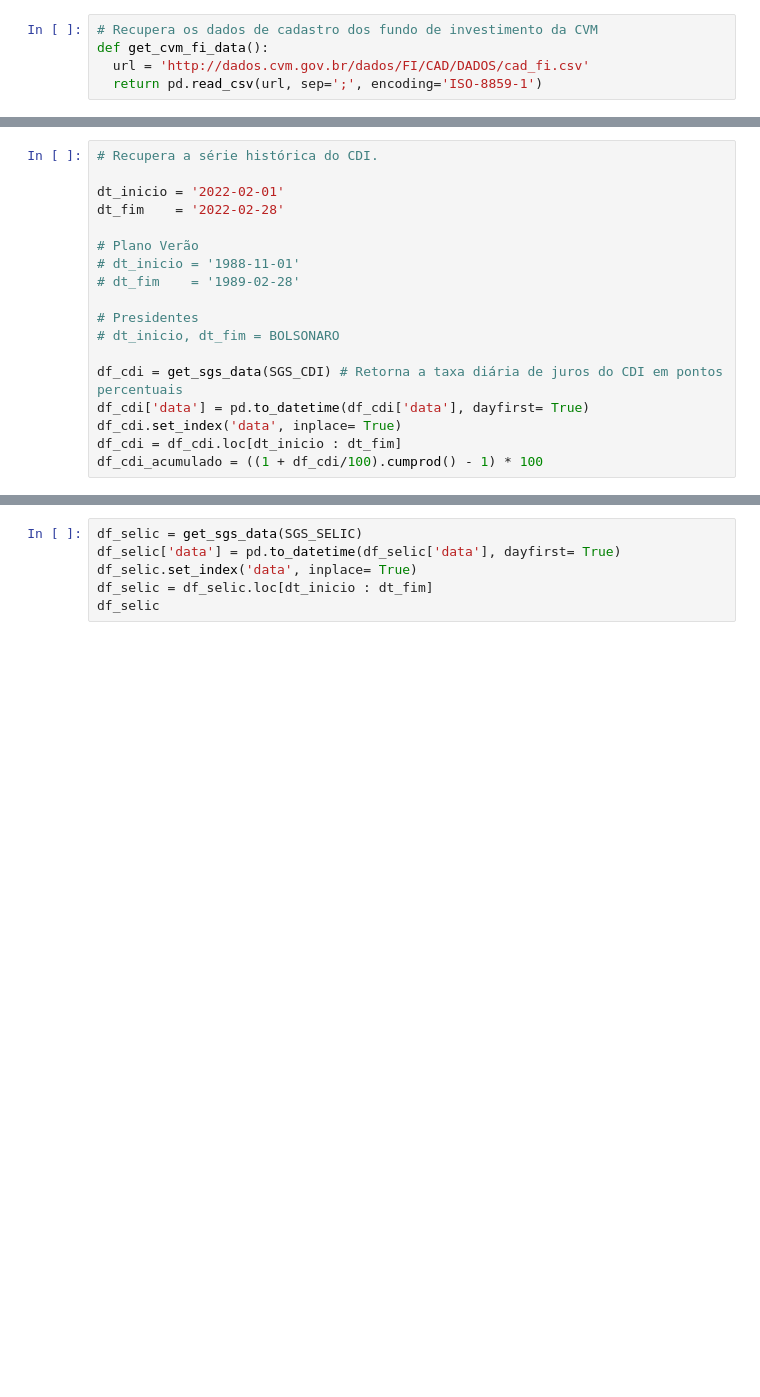
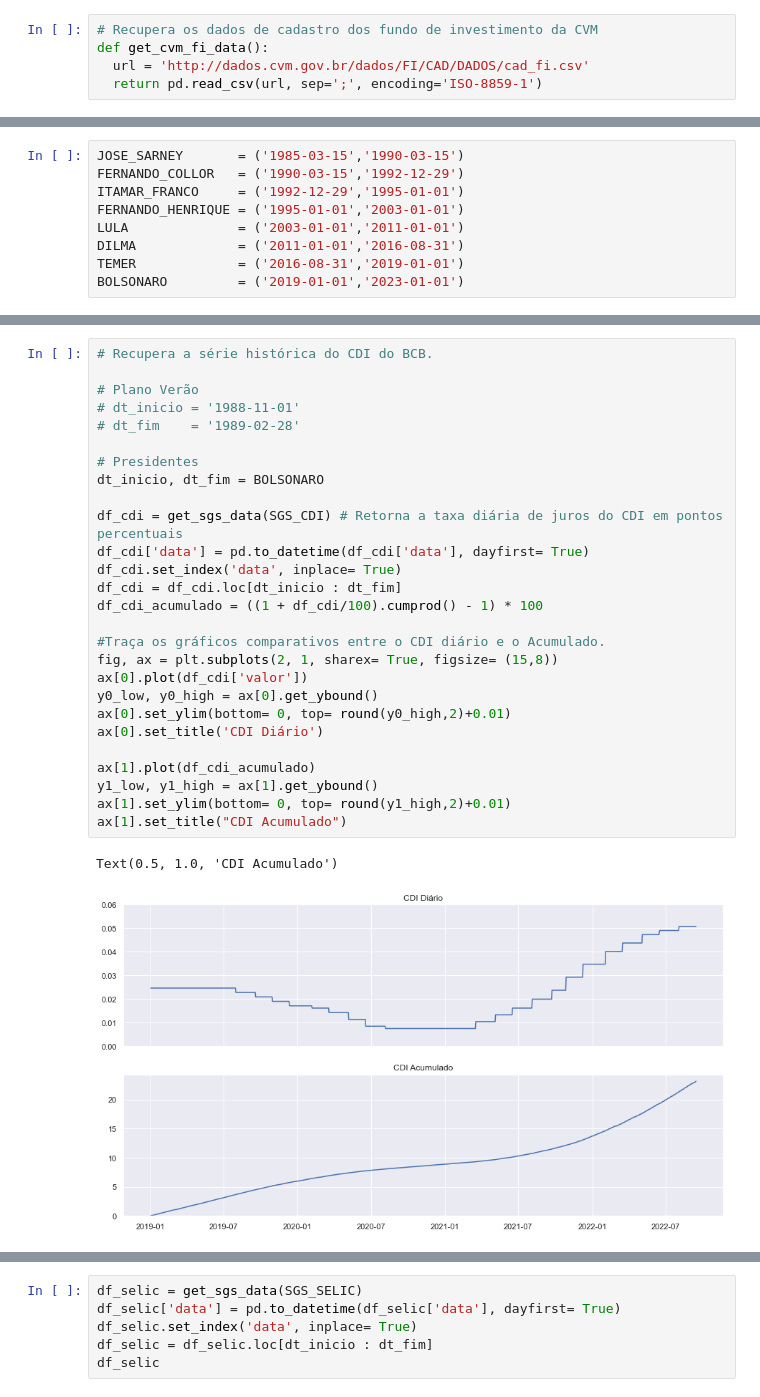
Before and after one commit to afukaya/Analise_Fundos_Investimentos, a Jupyter notebook: Analise_Fundos.ipynb, the cells around one changed output, grey strips where cells are left out. Drawn from its saved outputs; the diff is of its cells as text; blank space fills up the shorter version.

```diff
--- a/Analise_Fundos.ipynb
+++ b/Analise_Fundos.ipynb
@@ -134,0 +127,9 @@ def consulta_fundo(informes, cnpj):
+# %%
+JOSE_SARNEY       = ('1985-03-15','1990-03-15')
+FERNANDO_COLLOR   = ('1990-03-15','1992-12-29')
+ITAMAR_FRANCO     = ('1992-12-29','1995-01-01')
+FERNANDO_HENRIQUE = ('1995-01-01','2003-01-01')
+LULA              = ('2003-01-01','2011-01-01')
+DILMA             = ('2011-01-01','2016-08-31')
+TEMER             = ('2016-08-31','2019-01-01')
+BOLSONARO         = ('2019-01-01','2023-01-01')
@@ -135,18 +182,30 @@ def consulta_fundo(informes, cnpj):
 # %%
-# Recupera a série histórica do CDI.
-
-dt_inicio = '2022-02-01'
-dt_fim    = '2022-02-28'
+# Recupera a série histórica do CDI do BCB.
 
 # Plano Verão
 # dt_inicio = '1988-11-01'
 # dt_fim    = '1989-02-28'
 
 # Presidentes
-# dt_inicio, dt_fim = BOLSONARO
+dt_inicio, dt_fim = BOLSONARO
 
 df_cdi = get_sgs_data(SGS_CDI) # Retorna a taxa diária de juros do CDI em pontos percentuais
 df_cdi['data'] = pd.to_datetime(df_cdi['data'], dayfirst= True)
 df_cdi.set_index('data', inplace= True)
 df_cdi = df_cdi.loc[dt_inicio : dt_fim]
 df_cdi_acumulado = ((1 + df_cdi/100).cumprod() - 1) * 100
+
+#Traça os gráficos comparativos entre o CDI diário e o Acumulado.
+fig, ax = plt.subplots(2, 1, sharex= True, figsize= (15,8))
+ax[0].plot(df_cdi['valor'])
+y0_low, y0_high = ax[0].get_ybound()
+ax[0].set_ylim(bottom= 0, top= round(y0_high,2)+0.01)
+ax[0].set_title('CDI Diário')
+
+ax[1].plot(df_cdi_acumulado)
+y1_low, y1_high = ax[1].get_ybound()
+ax[1].set_ylim(bottom= 0, top= round(y1_high,2)+0.01)
+ax[1].set_title("CDI Acumulado")
+# %% [output]
+Text(0.5, 1.0, 'CDI Acumulado')
+[figure, added]
```
Also changed, not shown: parts of 29 cells of this notebook, 1 other file.
